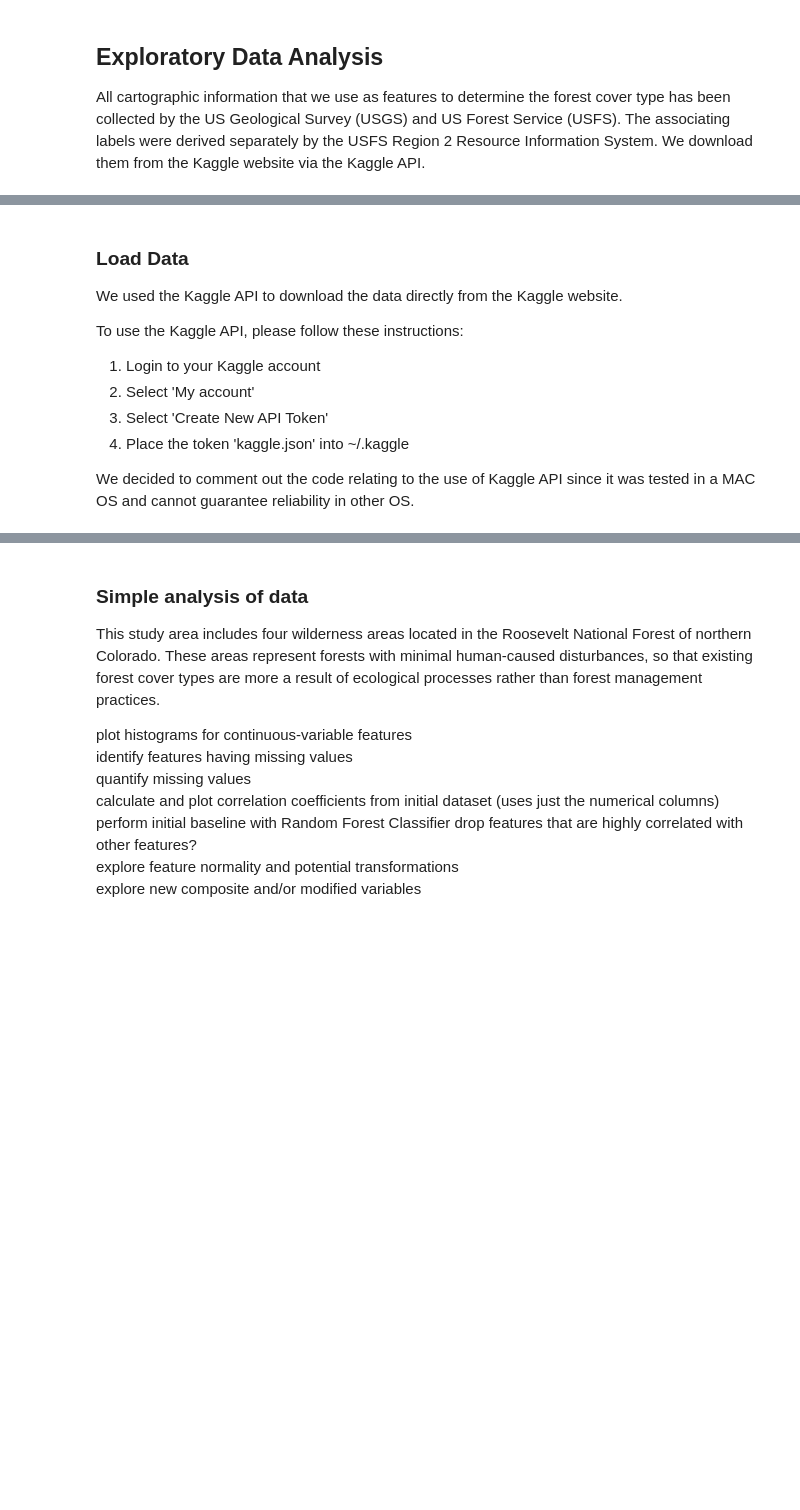
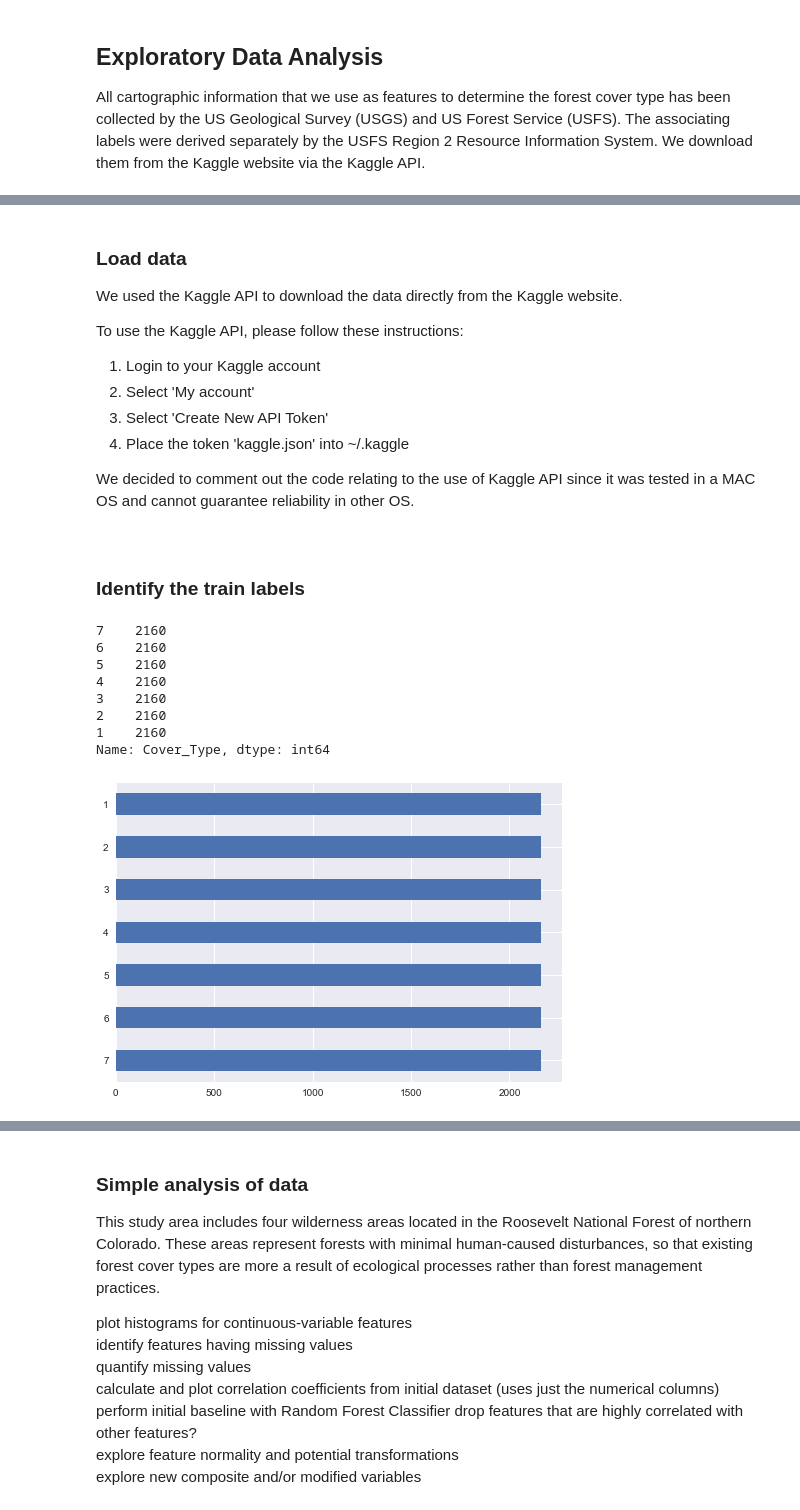
Before and after one commit to tiffapedia/w207-final, a Jupyter notebook: DivyaGorantla_RamIyer_TiffanyJaya_SteveSanders.ipynb, the cells around one changed output, grey strips where cells are left out. Drawn from its saved outputs; the diff is of its cells as text; code cells hidden in the pictures; blank space fills up the shorter version.

```diff
--- a/DivyaGorantla_RamIyer_TiffanyJaya_SteveSanders.ipynb
+++ b/DivyaGorantla_RamIyer_TiffanyJaya_SteveSanders.ipynb
@@ -59,5 +76,5 @@ from sklearn.metrics import classification_report
 # %% [markdown]
-### Load Data
+### Load data
 
 We used the Kaggle API to download the data directly from the Kaggle website.
 
@@ -99,0 +208,17 @@ sample = get_data(SAMPLE_SUBMISSION_FILENAME, unzip=False)
+# %% [markdown]
+<a id='identify-the-train-labels'/>
+# %% [markdown]
+### Identify the train labels
+# %%
+train['Cover_Type'].value_counts().plot(kind='barh')
+train['Cover_Type'].value_counts()
+# %% [output]
+7    2160
+6    2160
+5    2160
+4    2160
+3    2160
+2    2160
+1    2160
+Name: Cover_Type, dtype: int64
+[figure, added]
```
Also changed, not shown: parts of 18 cells of this notebook.
